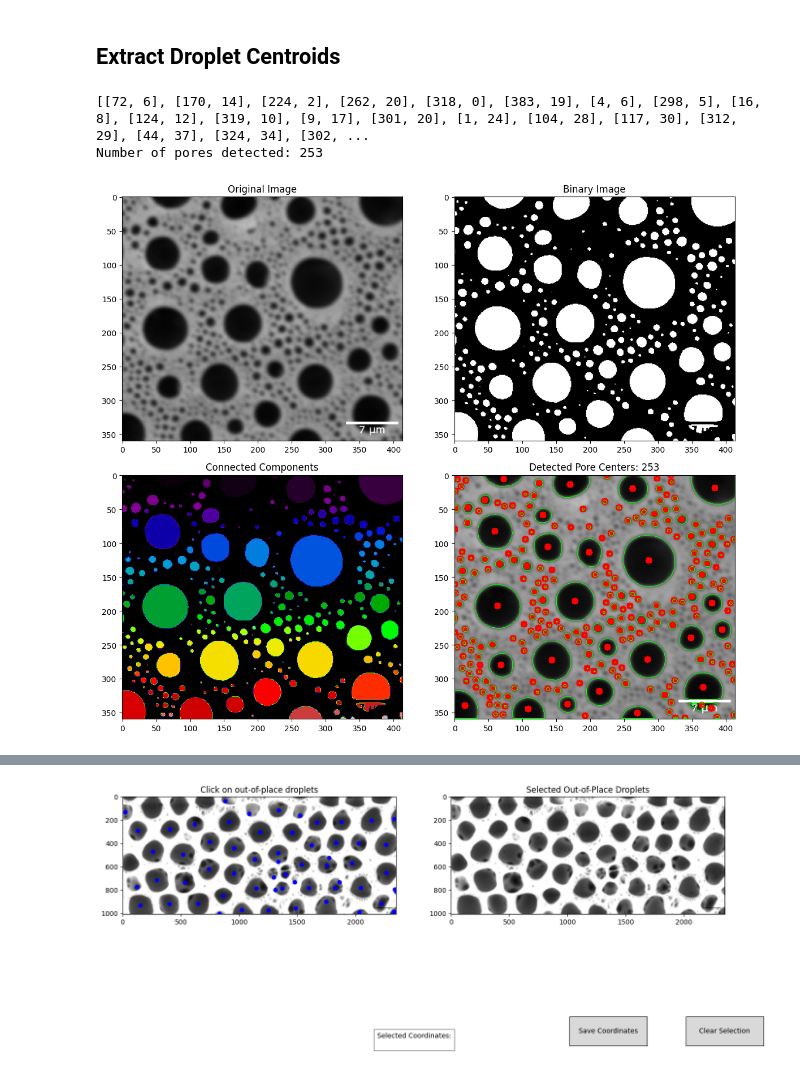
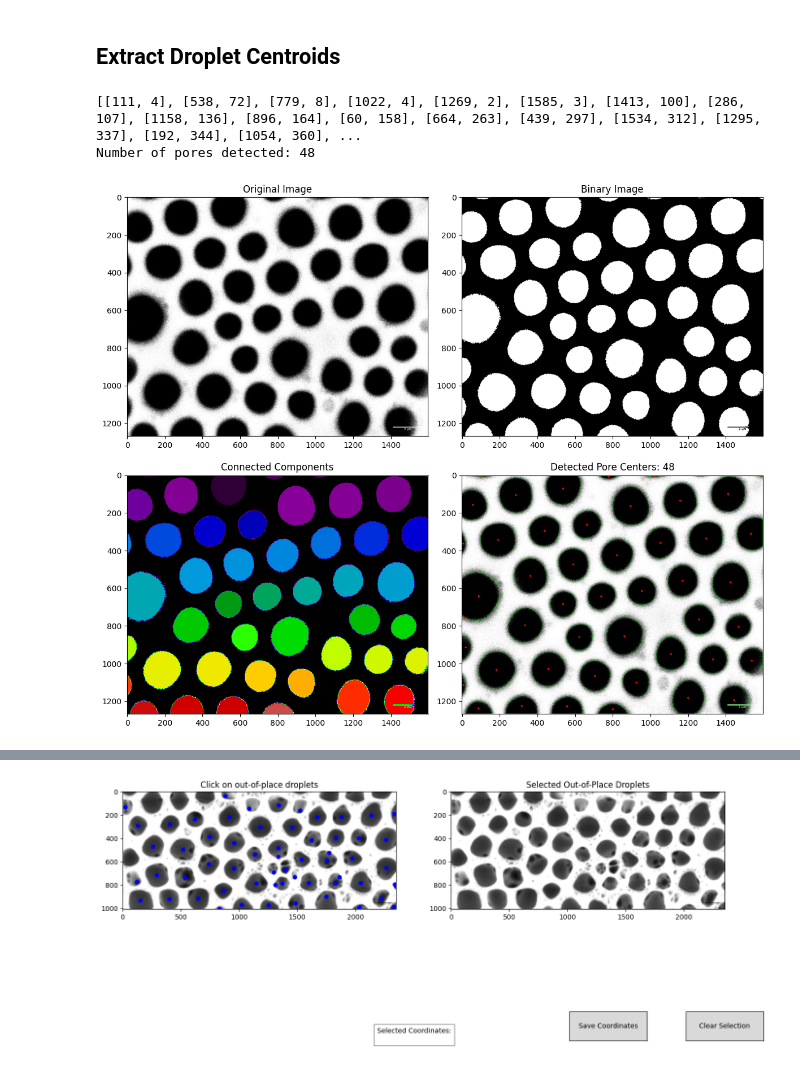
Before and after one commit to lemontang3/Python_Physics, a Jupyter notebook: Voronoi_Analysis.ipynb, the cells around one changed output, grey strips where cells are left out. Saved outputs shown, nothing was run; the diff lists cells and outputs as text; code cells hidden in the pictures.

```diff
--- a/Voronoi_Analysis.ipynb
+++ b/Voronoi_Analysis.ipynb
@@ -44,7 +44,7 @@ import numpy as np
 import matplotlib.pyplot as plt
 
 # Load the image
-image_path = "sample (9)B.png"  # Update with your image path if needed
+image_path = "sample10B.png"  # Update with your image path if needed
 image = cv2.imread(image_path, cv2.IMREAD_GRAYSCALE)
 
 # Apply Gaussian blur to reduce noise
@@ -58,7 +58,7 @@ _, binary = cv2.threshold(blurred, 100, 255, cv2.THRESH_BINARY_INV)
 nb_components, labels, stats, centroids = cv2.connectedComponentsWithStats(binary, connectivity=8)
 
 # Filter components by size
-min_size = 0.5 # Minimum area to consider
+min_size = 40 # Minimum area to consider
 max_size = 100000  # Maximum area to consider (to filter out background)
 
 # Create output image for visualization
@@ -105,33 +105,33 @@ plt.title('Original Image')
 plt.subplot(2, 2, 2)
 plt.imshow(binary, cmap='gray')
 plt.title('Binary Image')
 
 # Labeled components (color-coded)
 plt.subplot(2, 2, 3)
 plt.imshow(labels, cmap='nipy_spectral')
 plt.title('Connected Components')
 
 # Final result with centers
 plt.subplot(2, 2, 4)
 plt.imshow(cv2.cvtColor(output_image, cv2.COLOR_BGR2RGB))
 plt.title(f'Detected Pore Centers: {len(filtered_centroids)}')
 
 plt.tight_layout()
 plt.savefig('improved_pore_detection.png', dpi=300)
 plt.show()
 
 # Save the results
 np.save('pore_centroids.npy', filtered_centroids)
 cv2.imwrite('pore_centers.png', output_image)
 
 # Also create a simple visualization showing just the original image with centers
 plt.figure(figsize=(10, 8))
 plt.imshow(image, cmap='gray')
 plt.scatter(filtered_centroids[:, 0], filtered_centroids[:, 1], c='red', s=30)
 plt.title('Detected Droplet Centers')
 plt.savefig('droplet_centers.png', dpi=300)
 plt.show()
 # %% [output]
-[[72, 6], [170, 14], [224, 2], [262, 20], [318, 0], [383, 19], [4, 6], [298, 5], [16, 8], [124, 12], [319, 10], [9, 17], [301, 20], [1, 24], [104, 28], [117, 30], [312, 29], [44, 37], [324, 34], [302, ...
-Number of pores detected: 253
+[[111, 4], [538, 72], [779, 8], [1022, 4], [1269, 2], [1585, 3], [1413, 100], [286, 107], [1158, 136], [896, 164], [60, 158], [664, 263], [439, 297], [1534, 312], [1295, 337], [192, 344], [1054, 360], ...
+Number of pores detected: 48
-[figure, old version]
+[figure, new version]
```
Also changed, not shown: parts of 8 cells of this notebook, 8 other files.
